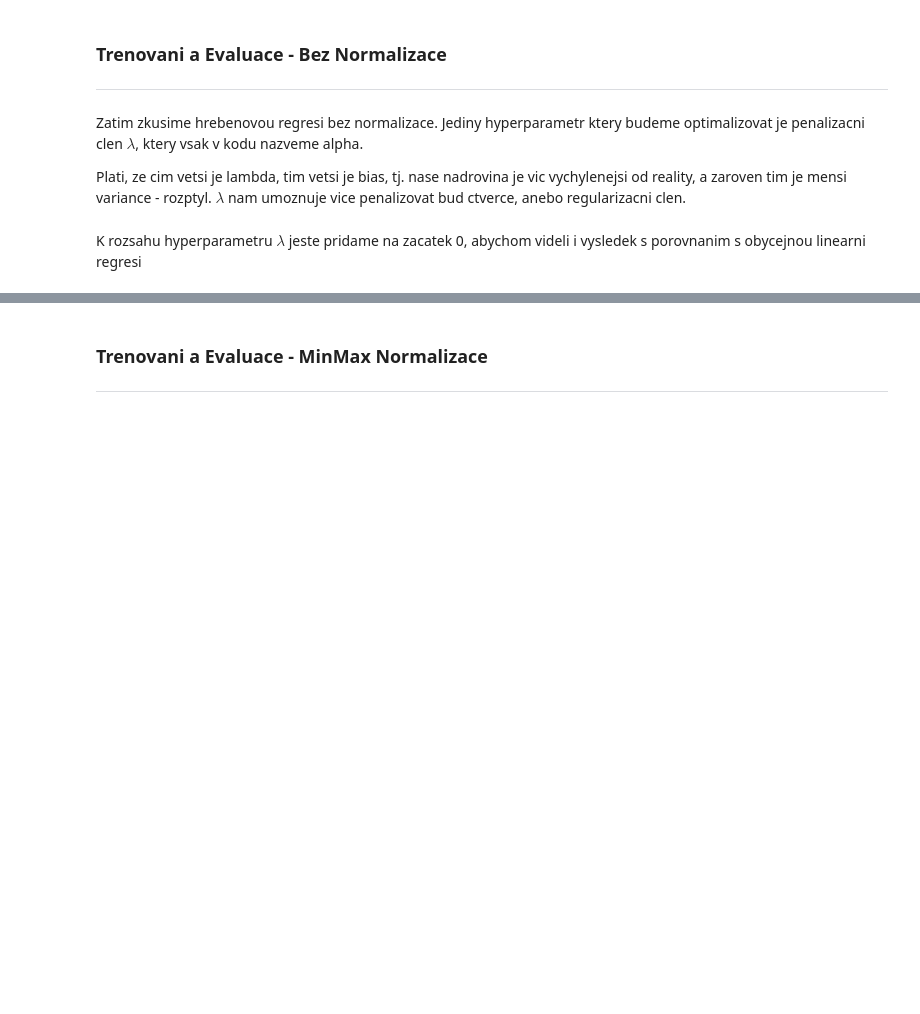
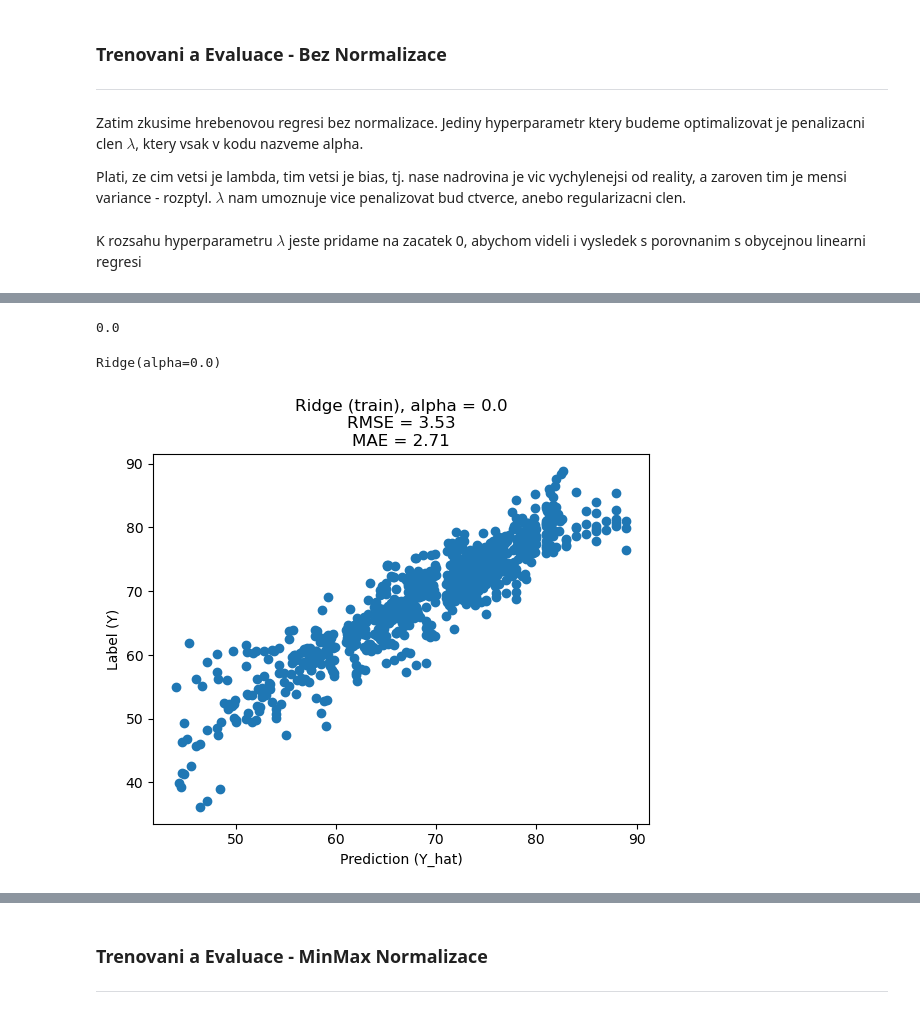
Before and after one commit to nickobard/Machine-Learning-I, a Jupyter notebook: 02/homework_02.ipynb, the cells around one changed output, grey strips where cells are left out. Cells and saved outputs as stored; diff of their text form; code cells hidden in the pictures; blank space fills up the shorter version.

```diff
--- a/02/homework_02.ipynb
+++ b/02/homework_02.ipynb
@@ -713,0 +755,14 @@ Vidime ze dostavame dost hodne chyb
+# %%
+best_alpha = alphas[np.argmin(val_rmse)]
+best_alpha
+# %% [output]
+0.0
+# %%
+best_clf_ridge = Ridge(alpha=best_alpha)
+best_clf_ridge.fit(Xtrain, ytrain)
+# %% [output]
+Ridge(alpha=0.0)
+# %%
+evaluate(best_clf_ridge, Xtrain, ytrain, title=f"Ridge (train), alpha = {best_alpha}")
+# %% [output]
+[figure, added]
```
Also changed, not shown: parts of 41 cells of this notebook.
